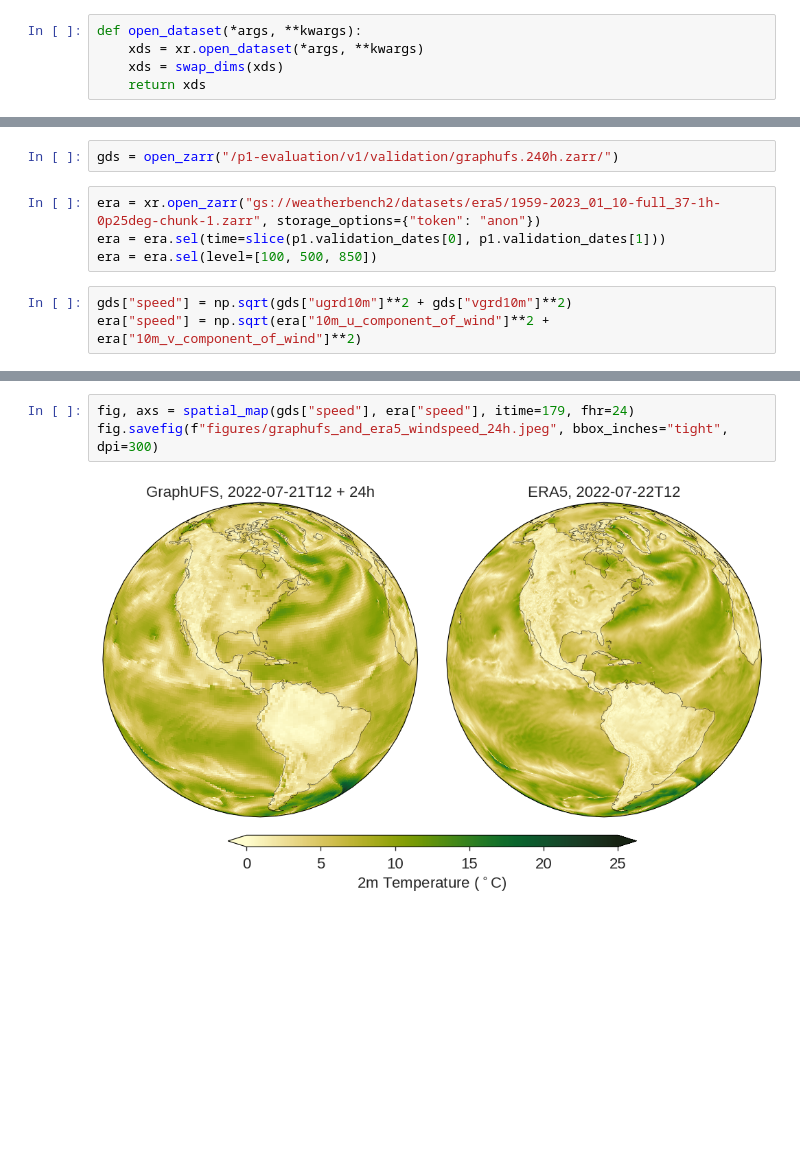
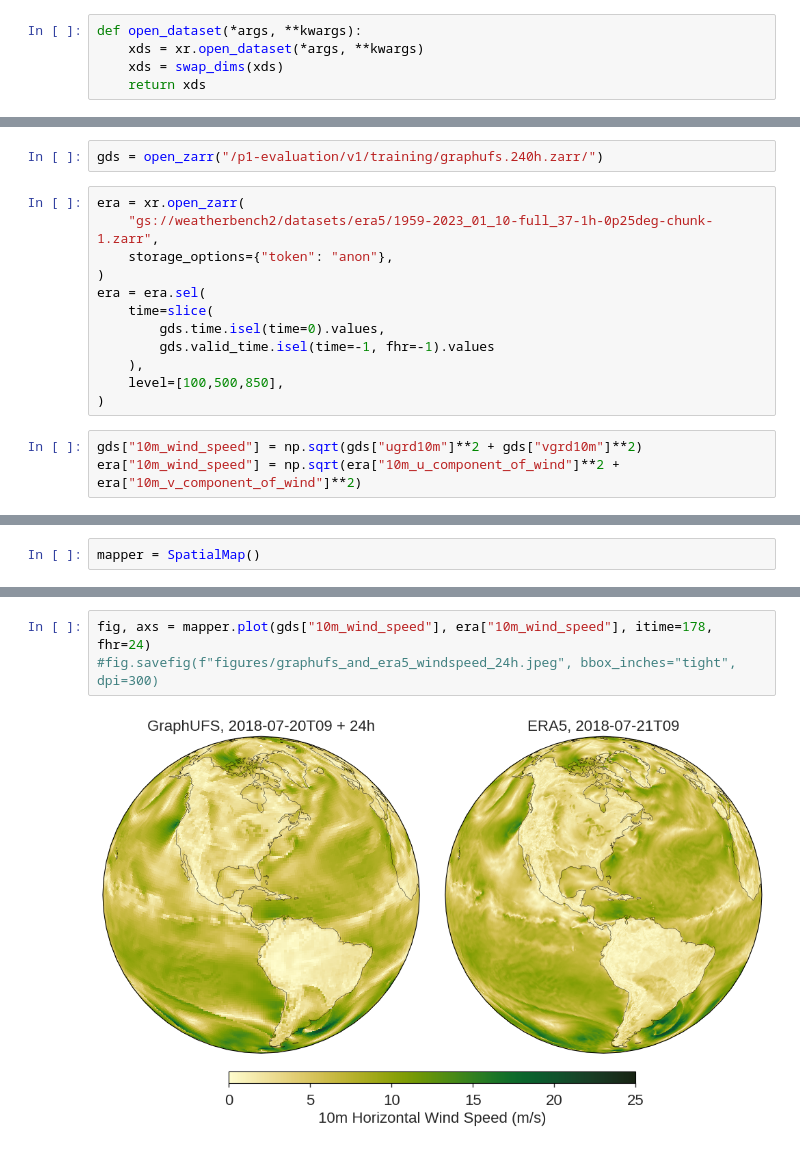
Before and after one commit to NOAA-PSL/graph-ufs, a Jupyter notebook: prototypes/p1/plot_spatial_maps.ipynb, the cells around one changed output, grey strips where cells are left out. Drawn from its saved outputs; the diff is of its cells as text; blank space fills up the shorter version.

```diff
--- a/prototypes/p1/plot_spatial_maps.ipynb
+++ b/prototypes/p1/plot_spatial_maps.ipynb
@@ -39,10 +37,18 @@ def open_zarr(*args, **kwargs):
     return xds
 # %%
-gds = open_zarr("/p1-evaluation/v1/validation/graphufs.240h.zarr/")
+gds = open_zarr("/p1-evaluation/v1/training/graphufs.240h.zarr/")
 # %%
-era = xr.open_zarr("gs://weatherbench2/datasets/era5/1959-2023_01_10-full_37-1h-0p25deg-chunk-1.zarr", storage_options={"token": "anon"})
-era = era.sel(time=slice(p1.validation_dates[0], p1.validation_dates[1]))
-era = era.sel(level=[100, 500, 850])
+era = xr.open_zarr(
+    "gs://weatherbench2/datasets/era5/1959-2023_01_10-full_37-1h-0p25deg-chunk-1.zarr",
+    storage_options={"token": "anon"},
+)
+era = era.sel(
+    time=slice(
+        gds.time.isel(time=0).values,
+        gds.valid_time.isel(time=-1, fhr=-1).values
+    ),
+    level=[100,500,850],
+)
 # %%
-gds["speed"] = np.sqrt(gds["ugrd10m"]**2 + gds["vgrd10m"]**2)
-era["speed"] = np.sqrt(era["10m_u_component_of_wind"]**2 + era["10m_v_component_of_wind"]**2)
+gds["10m_wind_speed"] = np.sqrt(gds["ugrd10m"]**2 + gds["vgrd10m"]**2)
+era["10m_wind_speed"] = np.sqrt(era["10m_u_component_of_wind"]**2 + era["10m_v_component_of_wind"]**2)
@@ -103 +150,3 @@ def spatial_map(gda, tda, itime, fhr, vmax=None, vmin=None, cmap=None):
+# %%
+mapper = SpatialMap()
 # %%
@@ -108,5 +157,5 @@ fig.savefig(f"figures/graphufs_and_era5_tmp2m_24h.jpeg", bbox_inches="tight", dp
 # %%
-fig, axs = spatial_map(gds["speed"], era["speed"], itime=179, fhr=24)
-fig.savefig(f"figures/graphufs_and_era5_windspeed_24h.jpeg", bbox_inches="tight", dpi=300)
+fig, axs = mapper.plot(gds["10m_wind_speed"], era["10m_wind_speed"], itime=178, fhr=24)
+#fig.savefig(f"figures/graphufs_and_era5_windspeed_24h.jpeg", bbox_inches="tight", dpi=300)
 # %% [output]
-[figure, old version]
+[figure, new version]
```
Also changed, not shown: parts of 10 cells of this notebook, 6 other files.
